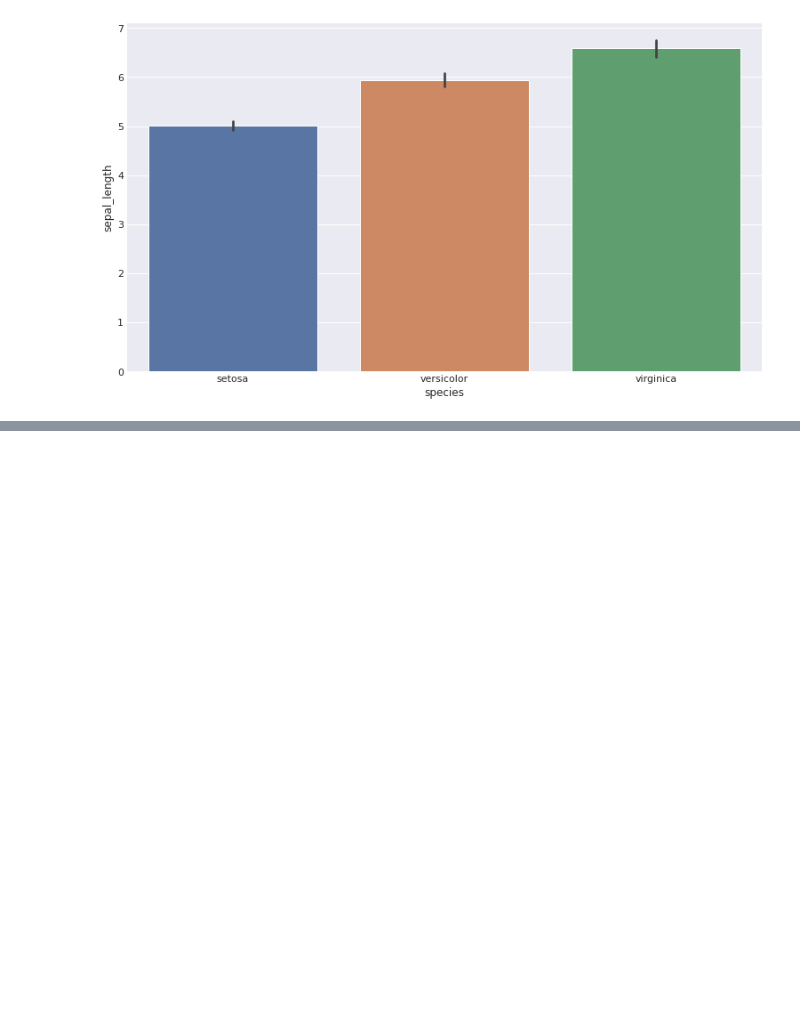
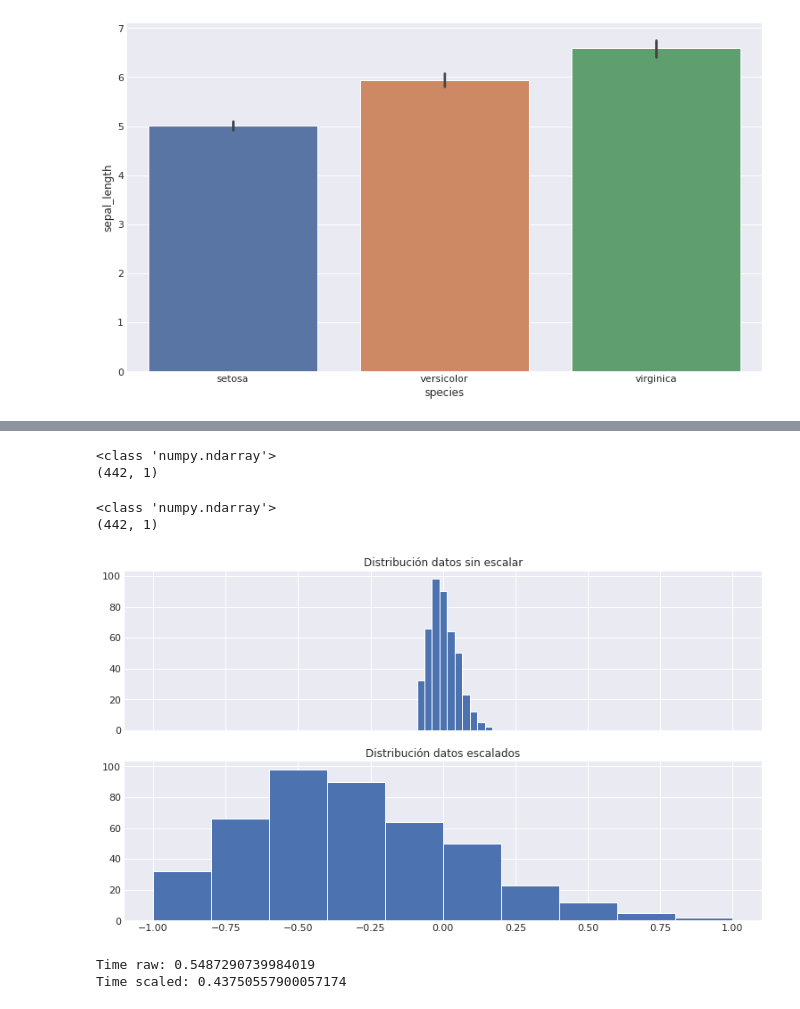
Before and after one commit to luiscib3r/Curso-de-Data-Science, a Jupyter notebook: 01 Estadística descriptiva.ipynb, the cells around one changed output, grey strips where cells are left out. Cells and saved outputs as stored; diff of their text form; code cells hidden in the pictures; blank space fills up the shorter version.

```diff
--- a/01 Estadística descriptiva.ipynb
+++ b/01 Estadística descriptiva.ipynb
@@ -404,0 +479,6 @@ plt.show()
+# %%
+# Cargar dataset
+
+data = datasets.load_diabetes()
+
+print(data['DESCR'])
@@ -404,0 +507,6 @@ plt.show()
+# %%
+df = pd.DataFrame(data=data['data'], columns=data['feature_names'])
+
+df['target'] = data['target']
+
+df.head()
@@ -404,0 +520,36 @@ plt.show()
+# %%
+# Extraer columna con la que vamos a trabajar
+raw = df['bmi'].to_numpy()
+raw = raw.reshape(raw.shape[0], 1)
+
+print(type(raw))
+print(raw.shape)
+# %% [output]
+<class 'numpy.ndarray'>
+(442, 1)
+# %%
+target = df['target'].to_numpy()
+target = target.reshape(target.shape[0], 1)
+
+print(type(target))
+print(target.shape)
+# %% [output]
+<class 'numpy.ndarray'>
+(442, 1)
+# %%
+# Max - Min
+max_raw = max(raw)
+min_raw = min(raw)
+
+scaled = (2*raw-max_raw-min_raw)/(max_raw - min_raw)
+# %%
+_, (ax1, ax2) = plt.subplots(2, 1, sharex=True)
+
+ax1.set_title('Distribución datos sin escalar')
+ax1.hist(raw)
+ax2.set_title('Distribución datos escalados')
+ax2.hist(scaled)
+
+plt.show()
+# %% [output]
+[figure, added]
@@ -404,0 +563,9 @@ plt.show()
+# %%
+raw_time = timeit.timeit(train_raw, number=1000)
+scaled_time = timeit.timeit(train_scaled, number=1000)
+
+print(f'Time raw: {raw_time}')
+print(f'Time scaled: {scaled_time}')
+# %% [output]
+Time raw: 0.5487290739984019
+Time scaled: 0.43750557900057174
```
Also changed, not shown: parts of 14 cells of this notebook.
